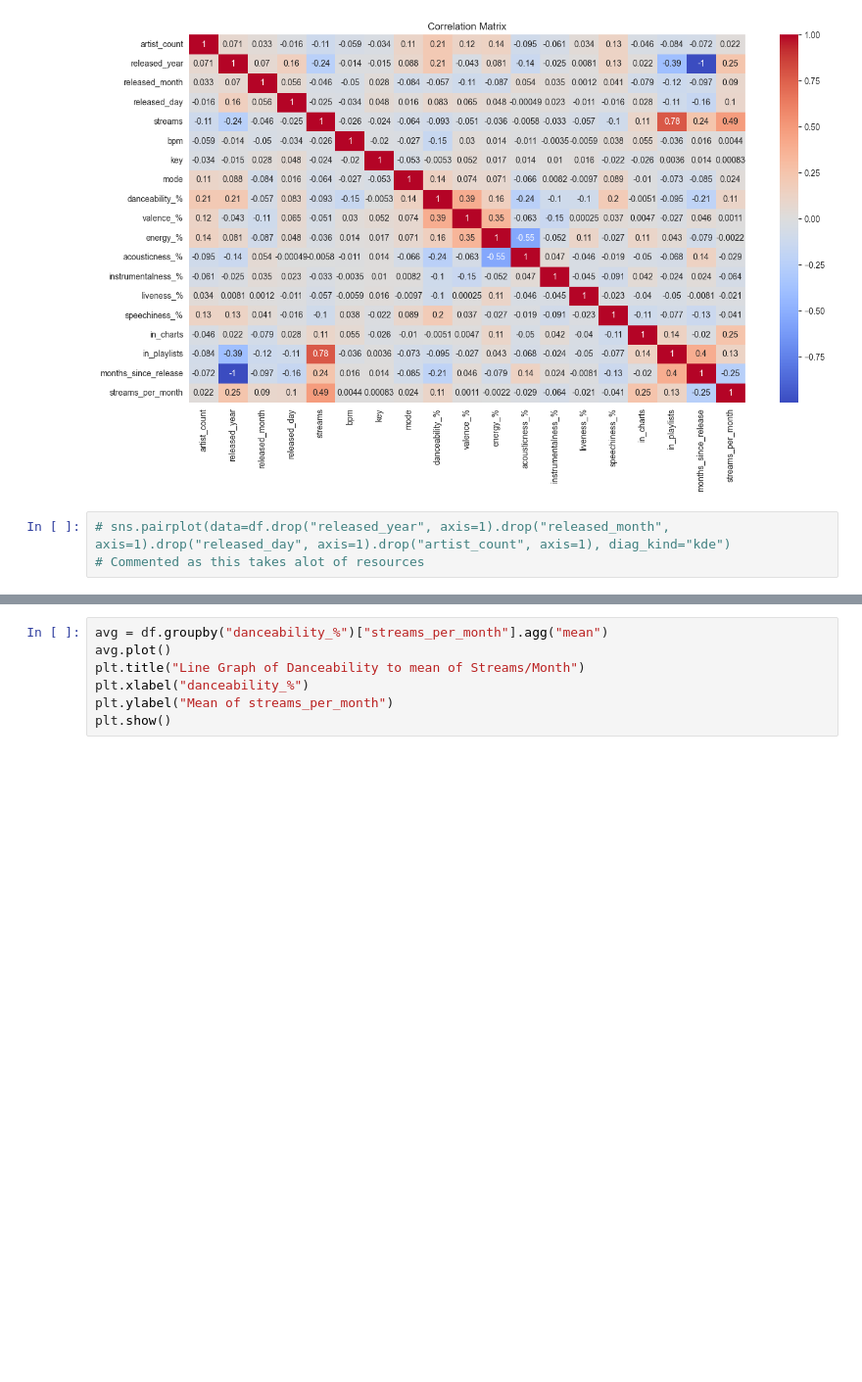
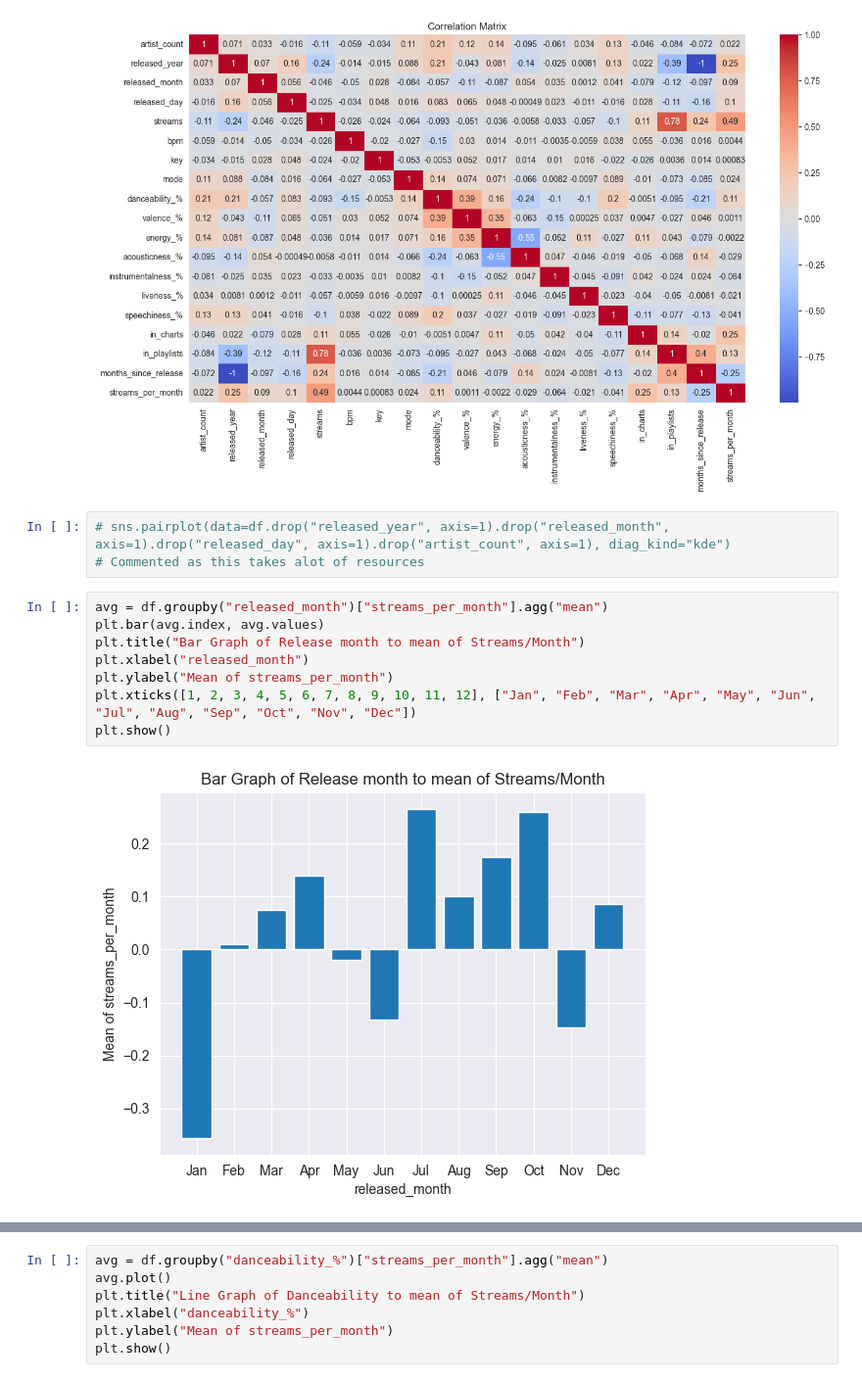
Before and after one commit to certificateofparticipation/VJCxTP-Hackathon-24, a Jupyter notebook: main.ipynb, the cells around one changed output, grey strips where cells are left out. Shown at 98% size. Cells and saved outputs as stored; diff of their text form; blank space fills up the shorter version.

```diff
--- a/main.ipynb
+++ b/main.ipynb
@@ -327,3 +319,13 @@ plt.show()
 # %%
 # sns.pairplot(data=df.drop("released_year", axis=1).drop("released_month", axis=1).drop("released_day", axis=1).drop("artist_count", axis=1), diag_kind="kde")
 # Commented as this takes alot of resources
+# %%
+avg = df.groupby("released_month")["streams_per_month"].agg("mean")
+plt.bar(avg.index, avg.values)
+plt.title("Bar Graph of Release month to mean of Streams/Month")
+plt.xlabel("released_month")
+plt.ylabel("Mean of streams_per_month")
+plt.xticks([1, 2, 3, 4, 5, 6, 7, 8, 9, 10, 11, 12], ["Jan", "Feb", "Mar", "Apr", "May", "Jun", "Jul", "Aug", "Sep", "Oct", "Nov", "Dec"])
+plt.show()
+# %% [output]
+[figure, added]
```
Also changed, not shown: parts of 11 cells of this notebook.
